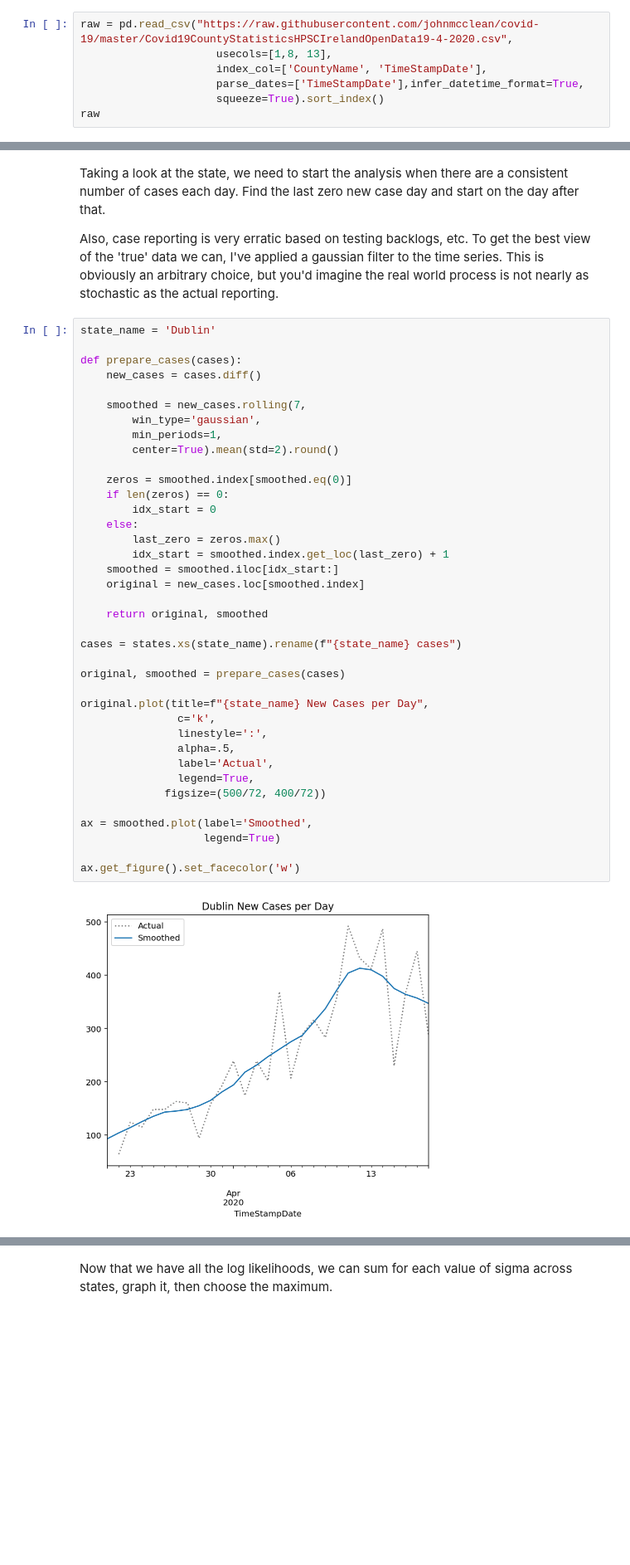
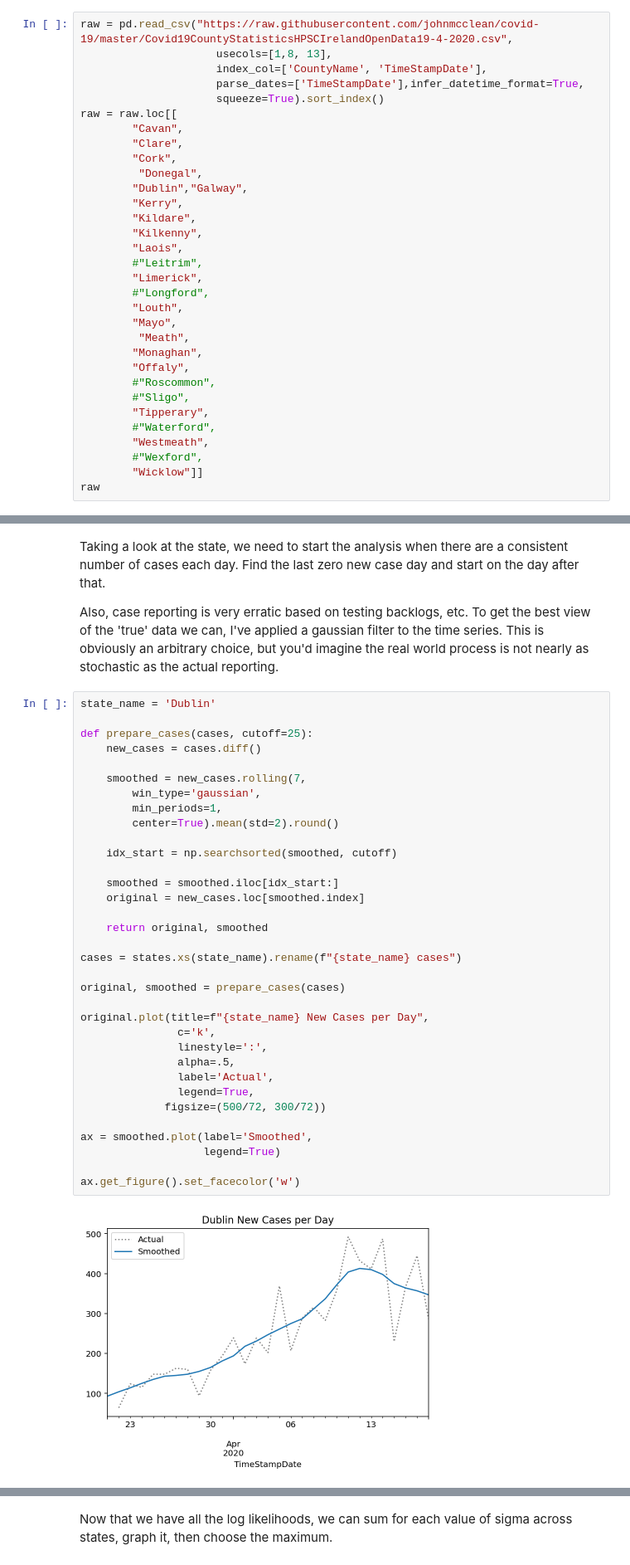
Before and after one commit to johnmcclean/covid-19, a Jupyter notebook: Realtime R0-Irish-Counties.ipynb, the cells around one changed output, grey strips where cells are left out. Shown at 83% size. Saved outputs shown, nothing was run; the diff lists cells and outputs as text; blank space fills up the shorter version.

```diff
--- a/Realtime R0-Irish-Counties.ipynb
+++ b/Realtime R0-Irish-Counties.ipynb
@@ -278,6 +284,31 @@ raw = pd.read_csv("https://raw.githubusercontent.com/johnmcclean/covid-19/master
                      index_col=['CountyName', 'TimeStampDate'],
                      parse_dates=['TimeStampDate'],infer_datetime_format=True,
                      squeeze=True).sort_index()
+raw = raw.loc[[
+        "Cavan",
+        "Clare",
+        "Cork",
+         "Donegal",
+        "Dublin","Galway",
+        "Kerry",
+        "Kildare",
+        "Kilkenny",
+        "Laois",
+        #"Leitrim",
+        "Limerick",
+        #"Longford",
+        "Louth",
+        "Mayo",
+         "Meath",
+        "Monaghan",
+        "Offaly",
+        #"Roscommon",
+        #"Sligo",
+        "Tipperary",
+        #"Waterford",
+        "Westmeath",
+        #"Wexford",
+        "Wicklow"]]
 raw
 # %% [output]
 CountyName  TimeStampDate
@@ -324,43 +358,39 @@ Also, case reporting is very erratic based on testing backlogs, etc. To get the
 # %%
 state_name = 'Dublin'
 
-def prepare_cases(cases):
+def prepare_cases(cases, cutoff=25):
     new_cases = cases.diff()
 
     smoothed = new_cases.rolling(7,
         win_type='gaussian',
         min_periods=1,
         center=True).mean(std=2).round()
 
-    zeros = smoothed.index[smoothed.eq(0)]
-    if len(zeros) == 0:
-        idx_start = 0
-    else:
-        last_zero = zeros.max()
-        idx_start = smoothed.index.get_loc(last_zero) + 1
+    idx_start = np.searchsorted(smoothed, cutoff)
+
     smoothed = smoothed.iloc[idx_start:]
     original = new_cases.loc[smoothed.index]
 
     return original, smoothed
 
 cases = states.xs(state_name).rename(f"{state_name} cases")
 
 original, smoothed = prepare_cases(cases)
 
 original.plot(title=f"{state_name} New Cases per Day",
                c='k',
                linestyle=':',
                alpha=.5,
                label='Actual',
                legend=True,
-             figsize=(500/72, 400/72))
+             figsize=(500/72, 300/72))
 
 ax = smoothed.plot(label='Smoothed',
                    legend=True)
 
 ax.get_figure().set_facecolor('w')
 # %% [output]
-[figure, old version]
+[figure, new version]
 # %% [markdown]
 ### Running the Algorithm
 
```
Also changed, not shown: parts of 28 cells of this notebook.
